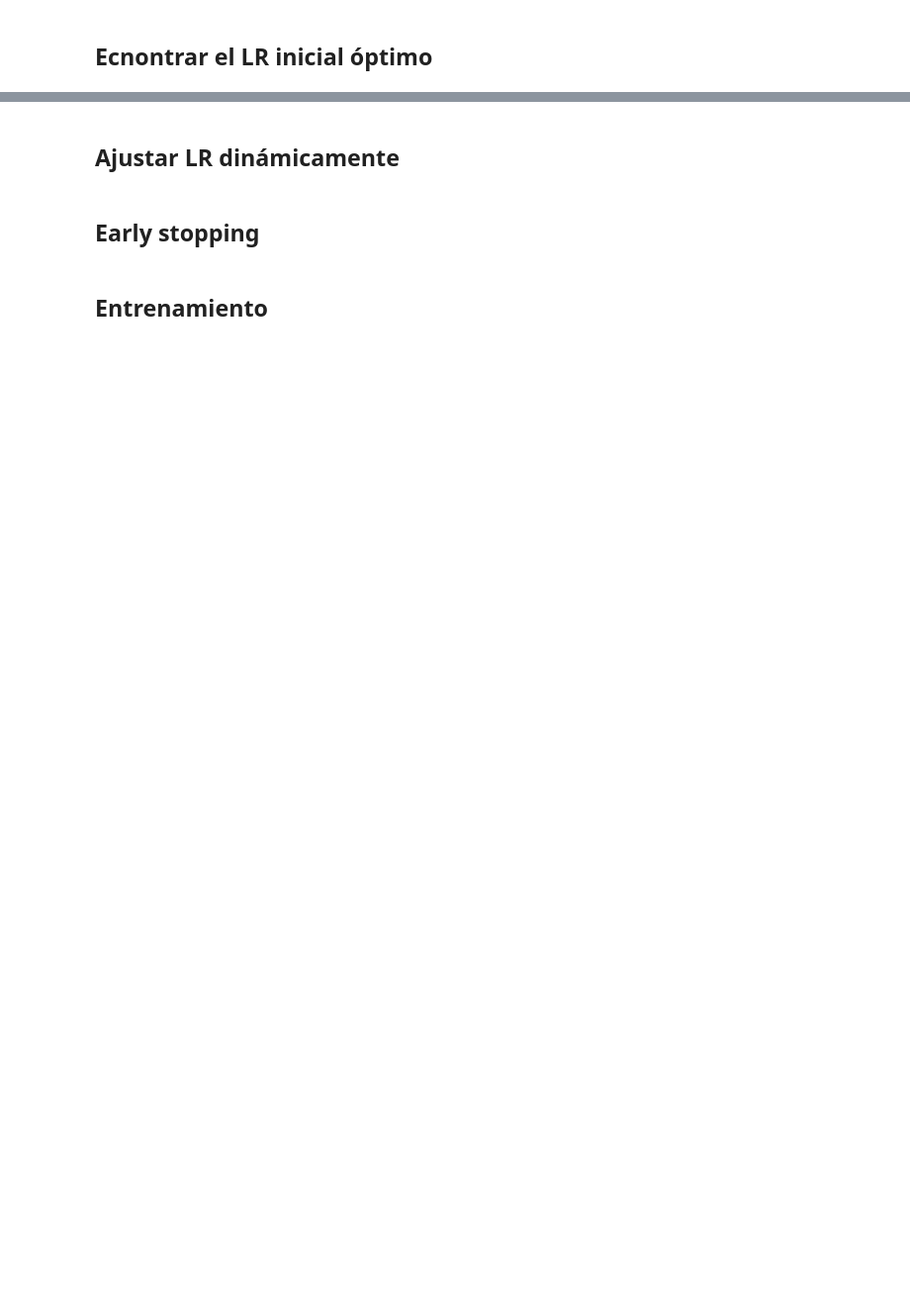
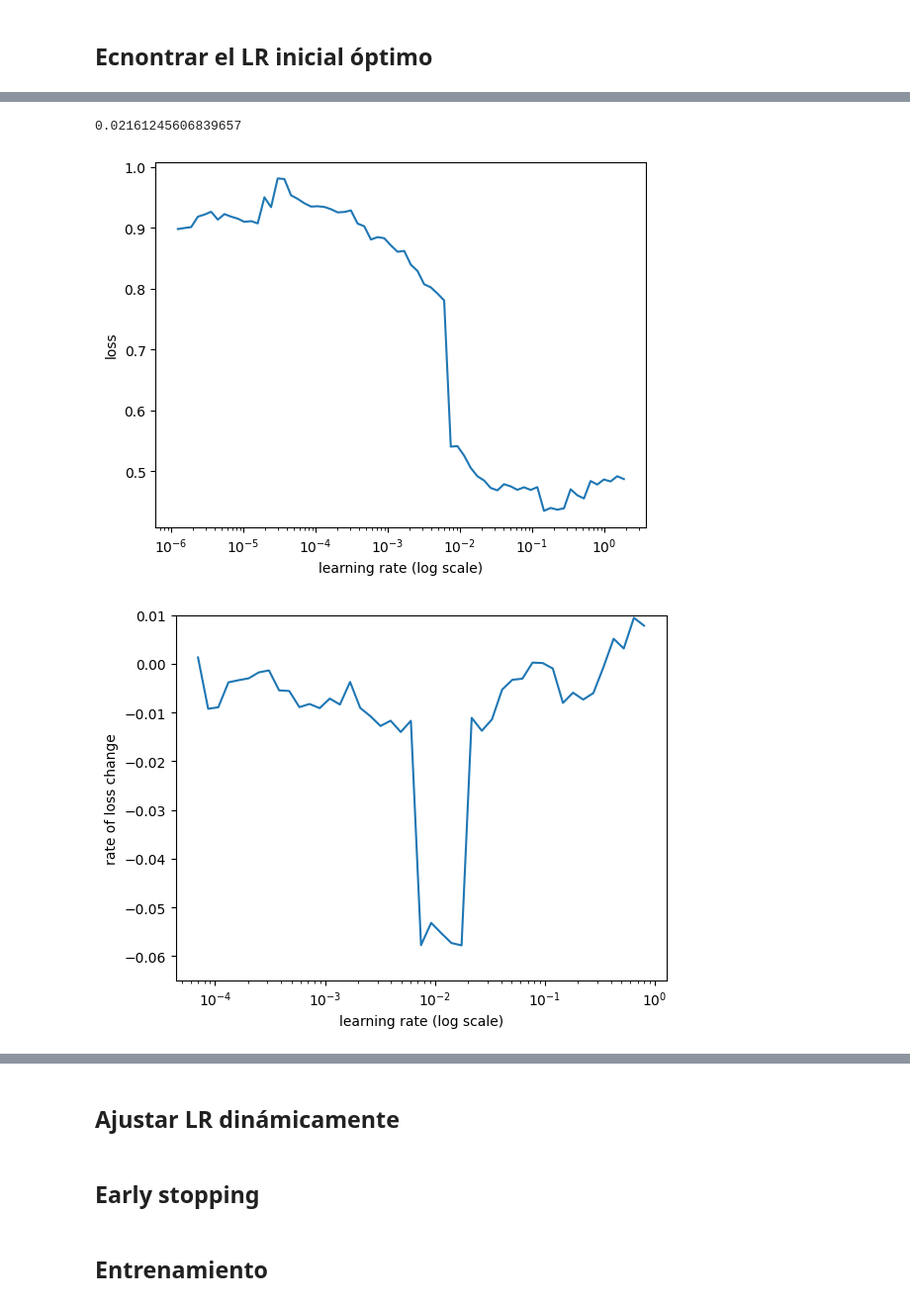
Before and after one commit to Axoluther/castanas-xai, a Jupyter notebook: CNN.ipynb, the cells around one changed output, grey strips where cells are left out. Shown: that part at 99% size. Drawn from its saved outputs; the diff is of its cells as text; code cells hidden in the pictures; blank space fills up the shorter version.

```diff
--- a/CNN.ipynb
+++ b/CNN.ipynb
@@ -310,0 +206,6 @@ E0000 00:00:1748207412.861040      35 meta_optimizer.cc:966] layout failed: INVA
+# %%
+model1 = get_model(lr)
+lr_finder1 = LRFinder(model1)
+lr_finder1.find(x_train, y_train,
+               start_lr=1e-6, end_lr=2,
+               batch_size=128, epochs=5)
@@ -310,0 +223,8 @@ E0000 00:00:1748207412.861040      35 meta_optimizer.cc:966] layout failed: INVA
+# %%
+print(lr_finder1.get_best_lr(sma=20, n_skip_beginning=20, n_skip_end=5))
+lr_finder1.plot_loss(n_skip_beginning=1, n_skip_end=1)
+lr_finder1.plot_loss_change(sma=5, n_skip_beginning=20, n_skip_end=5, y_lim=(-0.065, 0.01))
+# %% [output]
+0.02161245606839657
+[figure, added]
+[figure, added]
```
Also changed, not shown: parts of 23 cells of this notebook.
